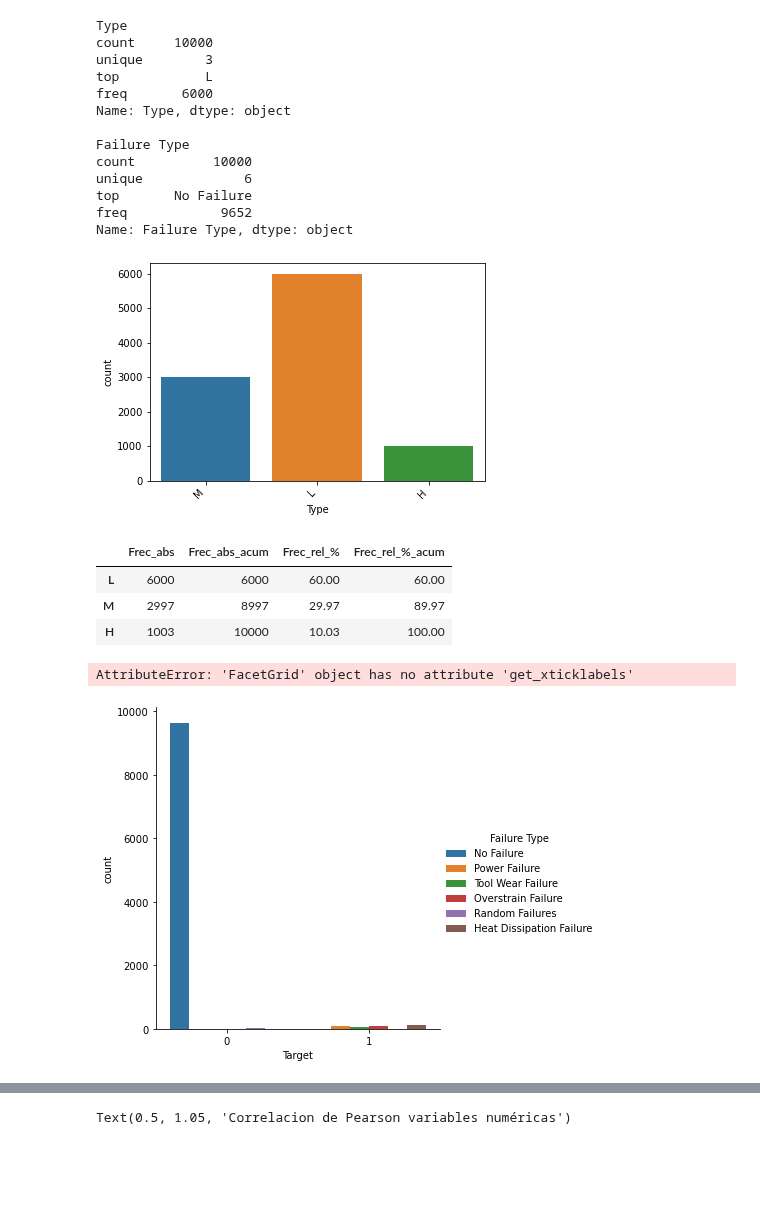
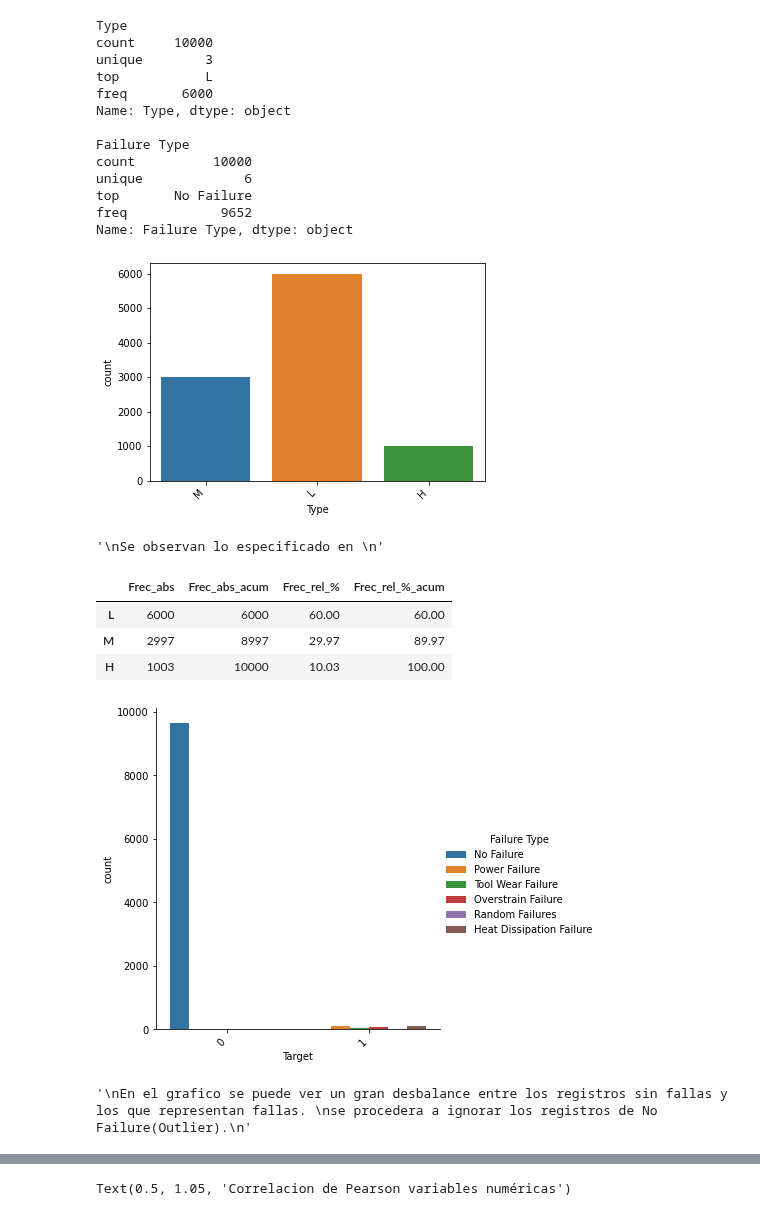
Before and after one commit to maxi879/proyecto_final_coder, a Jupyter notebook: Analisis.ipynb, the cells around one changed output, grey strips where cells are left out. Drawn from its saved outputs; the diff is of its cells as text; code cells hidden in the pictures; blank space fills up the shorter version.

```diff
--- a/Analisis.ipynb
+++ b/Analisis.ipynb
@@ -145,8 +144,12 @@ Name: Failure Type, dtype: object
 draw = sns.countplot(df["Type"])
 draw.set_xticklabels(draw.get_xticklabels(), rotation=45, ha="right")
 plt.show()
+"""
+Se observan lo especificado en
+"""
 # %% [output]
 [figure]
+'\nSe observan lo especificado en \n'
 # %%
                                         ##################################################
                                         ## Analisis de frecuencias variable categoricas ##
@@ -180,12 +183,16 @@ frec_df
 | H | 1003 | 10000 | 10.03 | 100.00 |
 # %%
 # Recuento de la variable Target_2
-draw = sns.catplot(x= "Target", hue="Failure Type", data=df, kind="count")
-draw.set_xticklabels(draw.get_xticklabels(), rotation=45, ha="right")
+draw = sns.catplot(x="Target", hue="Failure Type", data=df, kind="count")
+draw.set_xticklabels(rotation=45, ha="right")
 plt.show()
+"""
+En el grafico se puede ver un gran desbalance entre los registros sin fallas y los que representan fallas.
+se procedera a ignorar los registros de No Failure(Outlier).
+"""
 # %% [output]
+[figure, new version]
-AttributeError: 'FacetGrid' object has no attribute 'get_xticklabels'
+'\nEn el grafico se puede ver un gran desbalance entre los registros sin fallas y los que representan fallas. \nse procedera a ignorar los registros de No Failure(Outlier).\n'
-[figure, old version]
 # %%
 # Filtramos variables para centrarnos en los momentos de falla
 fallas= df[df['Failure Type']!="No Failure"]
```
Also changed, not shown: parts of 8 cells of this notebook.
